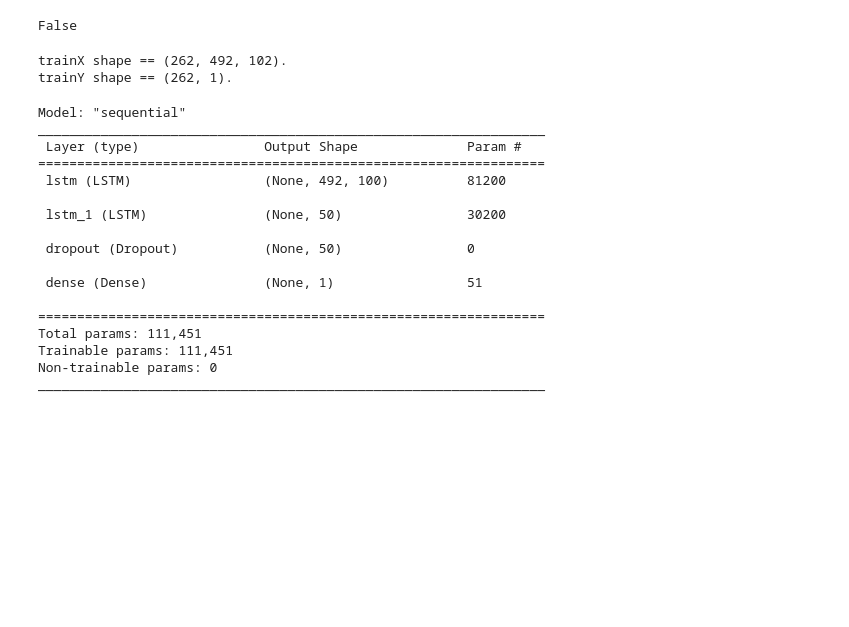
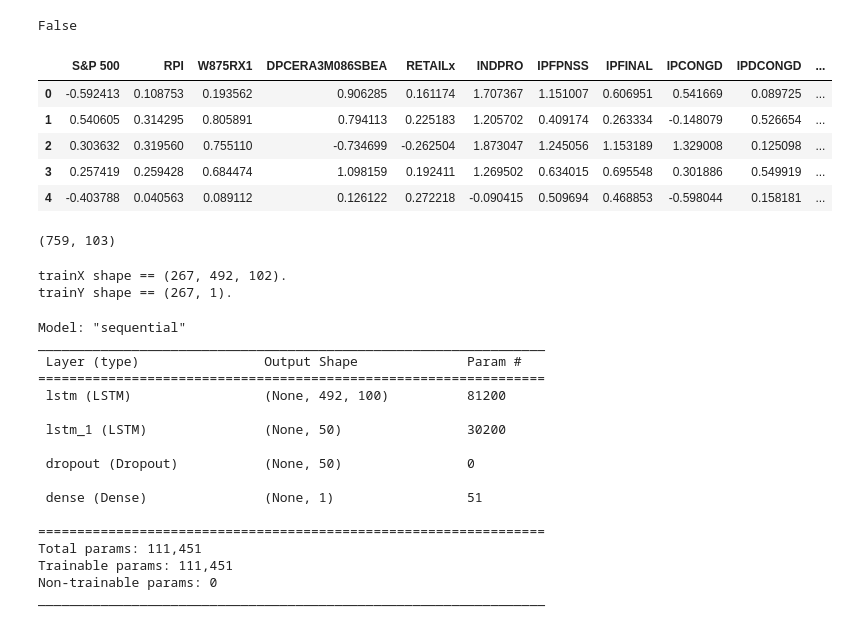
Before and after one commit to caiobaptistaa/Econometria-4_PUC-Rio, a Jupyter notebook: LSTM_Recurrent_Neural_Net.ipynb, the cells around one changed output. Saved outputs shown, nothing was run; the diff lists cells and outputs as text; code cells hidden in the pictures; blank space fills up the shorter version.

```diff
--- a/LSTM_Recurrent_Neural_Net.ipynb
+++ b/LSTM_Recurrent_Neural_Net.ipynb
@@ -178,5 +177,18 @@ data_new.isnull().values.any()
 False
 # %%
 data_new = data_new.reset_index(drop = True)
+# %%
+data_new.head()
+# %% [output]
+|  | S&P 500 | RPI | W875RX1 | DPCERA3M086SBEA | RETAILx | INDPRO | IPFPNSS | IPFINAL | IPCONGD | IPDCONGD | ... |
+| 0 | -0.592413 | 0.108753 | 0.193562 | 0.906285 | 0.161174 | 1.707367 | 1.151007 | 0.606951 | 0.541669 | 0.089725 | ... |
+| 1 | 0.540605 | 0.314295 | 0.805891 | 0.794113 | 0.225183 | 1.205702 | 0.409174 | 0.263334 | -0.148079 | 0.526654 | ... |
+| 2 | 0.303632 | 0.319560 | 0.755110 | -0.734699 | -0.262504 | 1.873047 | 1.245056 | 1.153189 | 1.329008 | 0.125098 | ... |
+| 3 | 0.257419 | 0.259428 | 0.684474 | 1.098159 | 0.192411 | 1.269502 | 0.634015 | 0.695548 | 0.301886 | 0.549919 | ... |
+| 4 | -0.403788 | 0.040563 | 0.089112 | 0.126122 | 0.272218 | -0.090415 | 0.509694 | 0.468853 | -0.598044 | 0.158181 | ... |
+# %%
+data_new.shape
+# %% [output]
+(759, 103)
 # %%
 data_new = data_new.to_numpy()
@@ -189,4 +195,10 @@ n_past = 492
 # %%
+trainX = []
+trainY = []
+
+n_future = 1
+n_past = 492
+
 for i in range(n_past, len(data_new) - n_future +1):
     trainX.append(data_new[i - n_past:i, 1:data_new.shape[1]])
     trainY.append(data_new[i + n_future - 1:i + n_future, 0])
@@ -196,8 +208,8 @@ trainX, trainY = np.array(trainX), np.array(trainY)
 print('trainX shape == {}.'.format(trainX.shape))
 print('trainY shape == {}.'.format(trainY.shape))
 # %% [output]
-trainX shape == (262, 492, 102).
-trainY shape == (262, 1).
+trainX shape == (267, 492, 102).
+trainY shape == (267, 1).
 # %%
 from tensorflow import keras
 # %%
```
Also changed, not shown: parts of 14 cells of this notebook.
